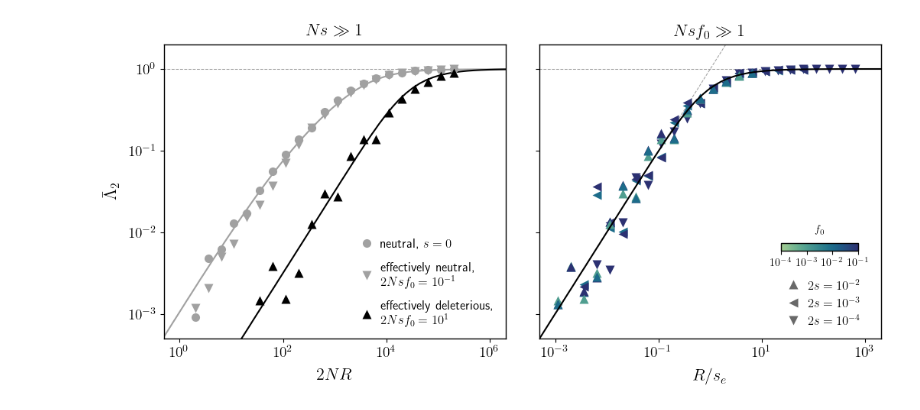
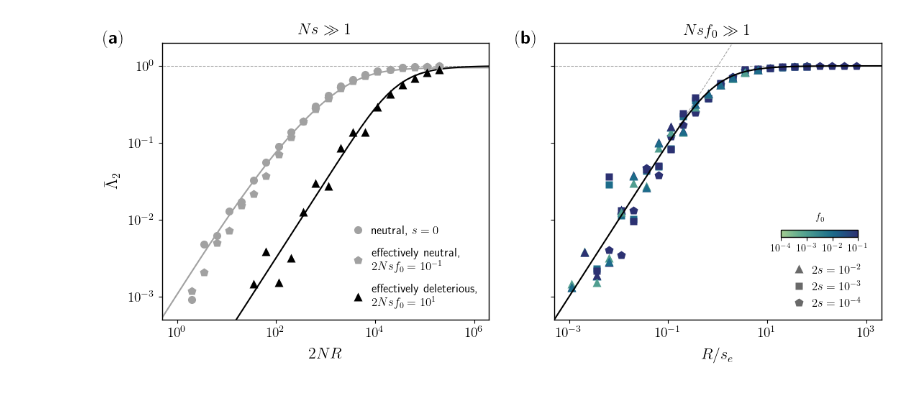
Before and after one commit to alyulina/linkage-equilibrium, a Jupyter notebook: figures/fig3.ipynb, the cells around one changed output. Cells and saved outputs as stored; diff of their text form; code cells hidden in the pictures.

Commit message:
Added revised figures

```diff
--- a/figures/fig3.ipynb
+++ b/figures/fig3.ipynb
@@ -51,10 +51,10 @@ def lambda_bar(rho, gamma_a, gamma_b, gamma_ab):
 # %%
 matplotlib.rcParams['axes.linewidth'] = 1
 
-fig = plt.figure(figsize=(12.1, 5))
+fig = plt.figure(figsize=(12.9, 5))
 
 grid = gridspec.GridSpec(ncols=2, nrows=1,
-                         width_ratios=[1, 1], wspace=0.1,
+                         width_ratios=[1, 1], wspace=0.2,
                          height_ratios=[1], hspace=0.1)
 
 cmap = matplotlib.cm.ScalarMappable(norm=matplotlib.colors.Normalize(vmin=-4, vmax=-1),cmap=sns.color_palette("crest", as_cmap=True))
@@ -68,6 +68,8 @@ for c in range(2):
 
     # left panel
     if c == 0:
+
+        ax = plt.gca()
 
         rhos_neutral = np.logspace(-4.5, 4.5, int(1e2)) # 2NRf_0, these should correspond to values used in numerics
         nrs_neutral = np.logspace(-1.5, 7.5, int(1e2)) # 2NR
@@ -117,7 +119,7 @@ for c in range(2):
         regime = 'r_selAB=1e-4'; s = 1e-4
 
         # this is for the legend
-        plt.loglog([1e-10], [1e-10], 'v', markersize=8, markeredgecolor='#00000000', markerfacecolor=grey, label='effectively neutral,\n' + '$2Nsf_0 = 10^{-1}$')
+        plt.loglog([1e-10], [1e-10], 'p', markersize=9, markeredgecolor='#00000000', markerfacecolor=grey, label='effectively neutral,\n' + '$2Nsf_0 = 10^{-1}$')
 
         for j, f in enumerate(points[regime]['fs'][:-7]):
             if f != 0.001:
@@ -130,7 +132,7 @@ for c in range(2):
                 ys.append(points[regime]['nums'][i, j] / points[regime]['denoms'][i, j])
 
 
-            plt.loglog(xs, ys, 'v', markersize=8, markeredgecolor='#00000000', markerfacecolor=grey, zorder=1)
+            plt.loglog(xs, ys, 'p', markersize=9, markeredgecolor='#00000000', markerfacecolor=grey, zorder=1)
 
         # strongly deleterious
         regime = 'r_selAB=1e-2'; s = 1e-2
@@ -167,8 +169,12 @@ for c in range(2):
 
         plt.legend(frameon=False, fontsize=12, loc='lower right', handletextpad=0.1, labelspacing=1.01);
 
+        plt.text(-0.18, 1, r"$(\textbf{a})$", fontsize=18, transform=ax.transAxes)
+
     # right panel
     if c == 1:
+
+        ax = plt.gca()
 
         # asymptotics
         plt.loglog(np.logspace(-6.5,5,25), np.ones_like(np.logspace(-6.5,5,25)), '--', color=grey, linewidth=w/2)
@@ -188,7 +194,7 @@ for c in range(2):
                 xs.append(19 / 30 * r / s)
                 ys.append(points[regime]['nums'][i, j] / points[regime]['denoms'][i, j])
 
-            plt.loglog(xs, ys, 'v', markersize=8, markeredgecolor='#00000000', markerfacecolor=color) # label="$s_{A,B} = 10^{-2}$" + ", " + '$f_0=$' + "$10^{" + '{:0.0f}'.format(math.log10(f)) + "}$"
+            plt.loglog(xs, ys, 'p', markersize=9, markeredgecolor='#00000000', markerfacecolor=color) # label="$s_{A,B} = 10^{-2}$" + ", " + '$f_0=$' + "$10^{" + '{:0.0f}'.format(math.log10(f)) + "}$"
 
 
         regime = 'r_selAB=1e-3'; s = 1e-3
@@ -202,7 +208,7 @@ for c in range(2):
                 xs.append(19 / 30 * r / s)
                 ys.append(points[regime]['nums'][i, j] / points[regime]['denoms'][i, j])
 
-            plt.loglog(xs, ys, '<', markersize=8, markeredgecolor=color + '00', markerfacecolor=color) # label="$s_{A,B} = 10^{-3}$" + ", " + '$f_0=$' + "$10^{" + '{:0.0f}'.format(math.log10(f)) + "}$"
+            plt.loglog(xs, ys, 's', markersize=7, markeredgecolor=color + '00', markerfacecolor=color) # label="$s_{A,B} = 10^{-3}$" + ", " + '$f_0=$' + "$10^{" + '{:0.0f}'.format(math.log10(f)) + "}$"
 
         regime = 'r_selAB=1e-2'; s = 1e-2
         xs = []; ys = []; cs = []
@@ -220,34 +226,37 @@ for c in range(2):
         random.seed(123)
         idx = sorted(range(len(xs)), key=lambda x: random.random())
         for i in idx:
             plt.loglog(xs[i], ys[i], '^', markersize=8, markeredgewidth=0.5, markeredgecolor=cs[i] + '00', markerfacecolor=cs[i]) # label="$s_{A,B} = 10^{-2}$" + ", " + '$f_0=$' + "$10^{" + '{:0.0f}'.format(math.log10(f)) + "}$"
 
         # this is for the legend
         plt.loglog([1e-5], [1e-5], '^', markersize=8, markeredgecolor='#00000000', markerfacecolor=dark_grey, label="$2s = 10^{-2}$")
-        plt.loglog([1e-5], [1e-5], '<', markersize=8, markeredgecolor='#00000000', markerfacecolor=dark_grey, label="$2s = 10^{-3}$")
-        plt.loglog([1e-5], [1e-5], 'v', markersize=8, markeredgecolor='#00000000', markerfacecolor=dark_grey, label="$2s = 10^{-4}$")
+        plt.loglog([1e-5], [1e-5], 's', markersize=7, markeredgecolor='#00000000', markerfacecolor=dark_grey, label="$2s = 10^{-3}$")
+        plt.loglog([1e-5], [1e-5], 'p', markersize=9, markeredgecolor='#00000000', markerfacecolor=dark_grey, label="$2s = 10^{-4}$")
 
 
         plt.xticks([1e-3, 1e-1, 1e1, 1e3],
                    ['$10^{-3}$', '$10^{-1}$','$10^{1}$', '$10^{3}$'])
         plt.yticks([1e-4, 1e-3, 1e-2, 1e-1, 1e0],
                    [])
         plt.ylim([5e-4, 2])
         plt.xlim([5e-4, 2e3])
 
         plt.minorticks_off()
         plt.tick_params(axis='both', labelsize=14)
 
         plt.xlabel(r"$R / s_e$", fontsize=16, labelpad=8)
         plt.title(r"$Nsf_0 \gg 1$", fontsize=16, pad=8)
 
         plt.legend(frameon=False, fontsize=12, loc='lower right', bbox_to_anchor=(0.4725, 0.0, 0.5, 0.5), handletextpad=0.1);
 
+        plt.text(-0.12, 1, r"$(\textbf{b})$", fontsize=18, transform=ax.transAxes)
+
         cbar_ax2 = fig.add_axes([0.792, 0.34, 0.083, 0.02])
         cbar = plt.colorbar(cmap, alpha=1, cax=cbar_ax2, orientation='horizontal', shrink=0.5, ticks=[-4, -3, -2, -1])
         cbar.ax.set_xticklabels(['$10^{-4}$', '$10^{-3}$', '$10^{-2}$', '$10^{-1}$']);
         cbar.set_label('$f_0$', labelpad=-40, y=0.45)
 
-plt.savefig('fig3.pdf',dpi=600,bbox_inches='tight')
+
+plt.savefig('fig3_revised.pdf',dpi=600,bbox_inches='tight')
 # %% [output]
-[figure, old version]
+[figure, new version]
```
Also changed, not shown: 3 other files.
